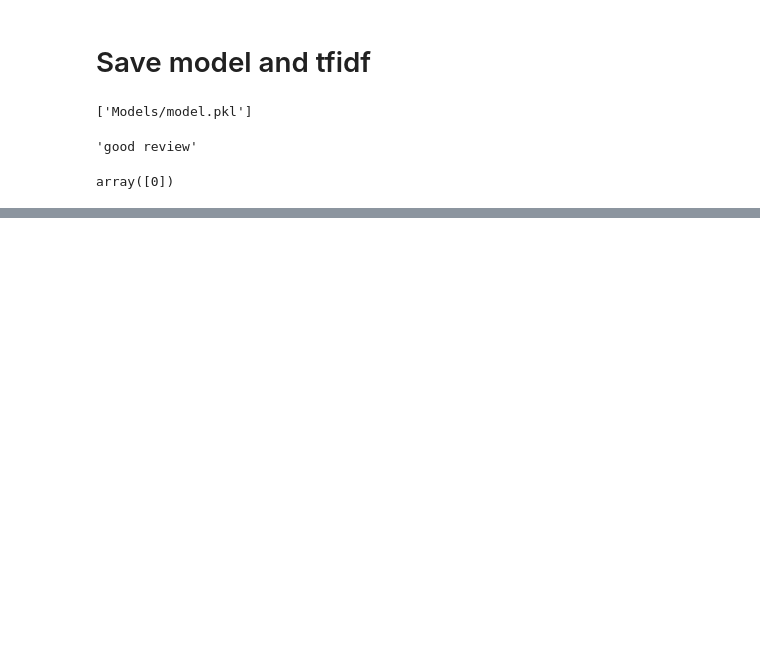
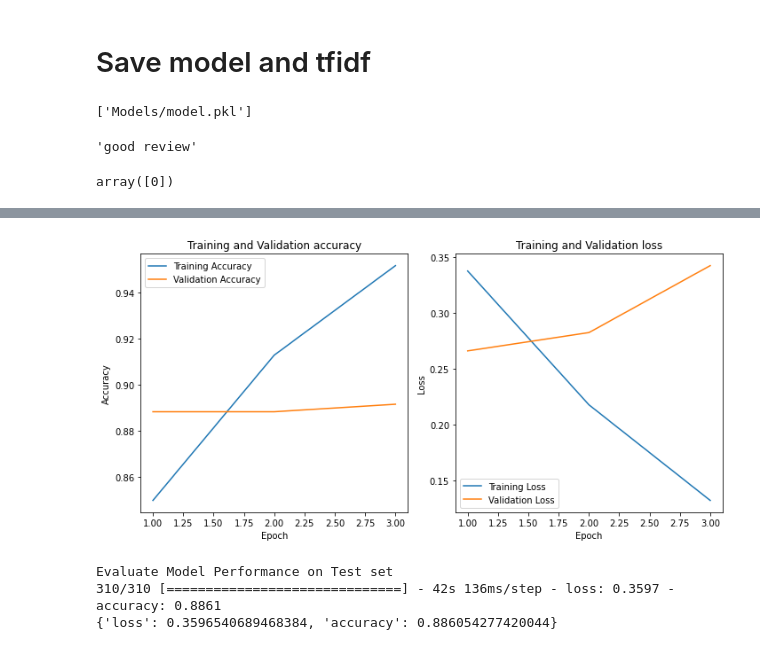
Before and after one commit to seunboy1/Sentiment-Analysis, a Jupyter notebook: imbd.ipynb, the cells around one changed output, grey strips where cells are left out. Cells and saved outputs as stored; diff of their text form; code cells hidden in the pictures; blank space fills up the shorter version.

```diff
--- a/imbd.ipynb
+++ b/imbd.ipynb
@@ -448,0 +677,14 @@ df
+# %%
+#preparing our datasets
+train_dataset = tf.data.Dataset.from_tensor_slices((
+    dict(Xtrain_enc),
+    ytrain
+))
+val_dataset = tf.data.Dataset.from_tensor_slices((
+    dict(Xval_enc),
+    yval
+))
+test_dataset = tf.data.Dataset.from_tensor_slices((
+    dict(Xtest_enc),
+    ytest
+))
@@ -448,0 +712,2 @@ df
+# %%
+transformer = TFDistilBertModel.from_pretrained('distilbert-base-uncased')
@@ -448,0 +720,4 @@ df
+# %%
+epochs = 3
+max_len = max_seq_len
+r,model,n_epochs = bert_model(train_dataset,val_dataset,transformer,max_len,epochs)
@@ -448,0 +752,32 @@ df
+# %%
+def plotLearningCurve(history,epochs):
+  epochRange = range(1,epochs+1)
+  fig , ax = plt.subplots(1,2,figsize = (10,5))
+
+  ax[0].plot(epochRange,history.history['accuracy'],label = 'Training Accuracy')
+  ax[0].plot(epochRange,history.history['val_accuracy'],label = 'Validation Accuracy')
+  ax[0].set_title('Training and Validation accuracy')
+  ax[0].set_xlabel('Epoch')
+  ax[0].set_ylabel('Accuracy')
+  ax[0].legend()
+  ax[1].plot(epochRange,history.history['loss'],label = 'Training Loss')
+  ax[1].plot(epochRange,history.history['val_loss'],label = 'Validation Loss')
+  ax[1].set_title('Training and Validation loss')
+  ax[1].set_xlabel('Epoch')
+  ax[1].set_ylabel('Loss')
+  ax[1].legend()
+  fig.tight_layout()
+  plt.show()
+# %%
+#Plot accuracy and loss
+plotLearningCurve(r,n_epochs)
+# %% [output]
+[figure, added]
+# %%
+print("Evaluate Model Performance on Test set")
+result = model.evaluate(test_dataset.batch(32))
+print(dict(zip(model.metrics_names, result)))
+# %% [output]
+Evaluate Model Performance on Test set
+310/310 [==============================] - 42s 136ms/step - loss: 0.3597 - accuracy: 0.8861
+{'loss': 0.3596540689468384, 'accuracy': 0.886054277420044}
```
Also changed, not shown: parts of 57 cells of this notebook, 8 other files.
